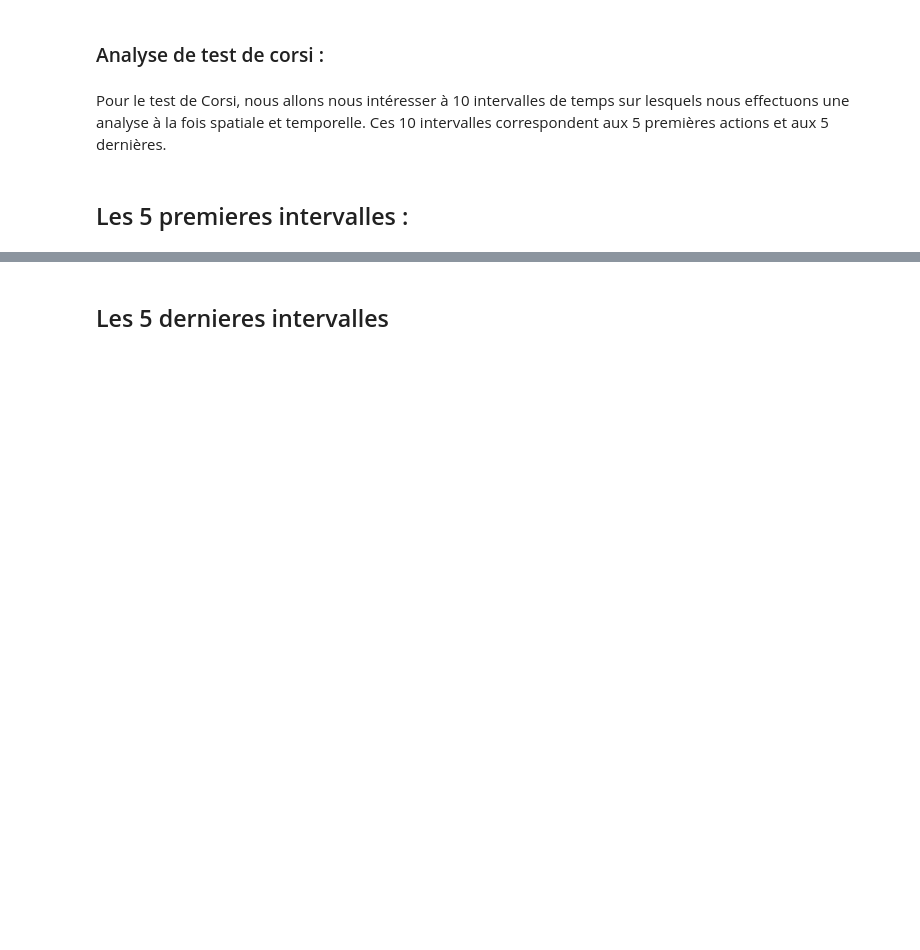
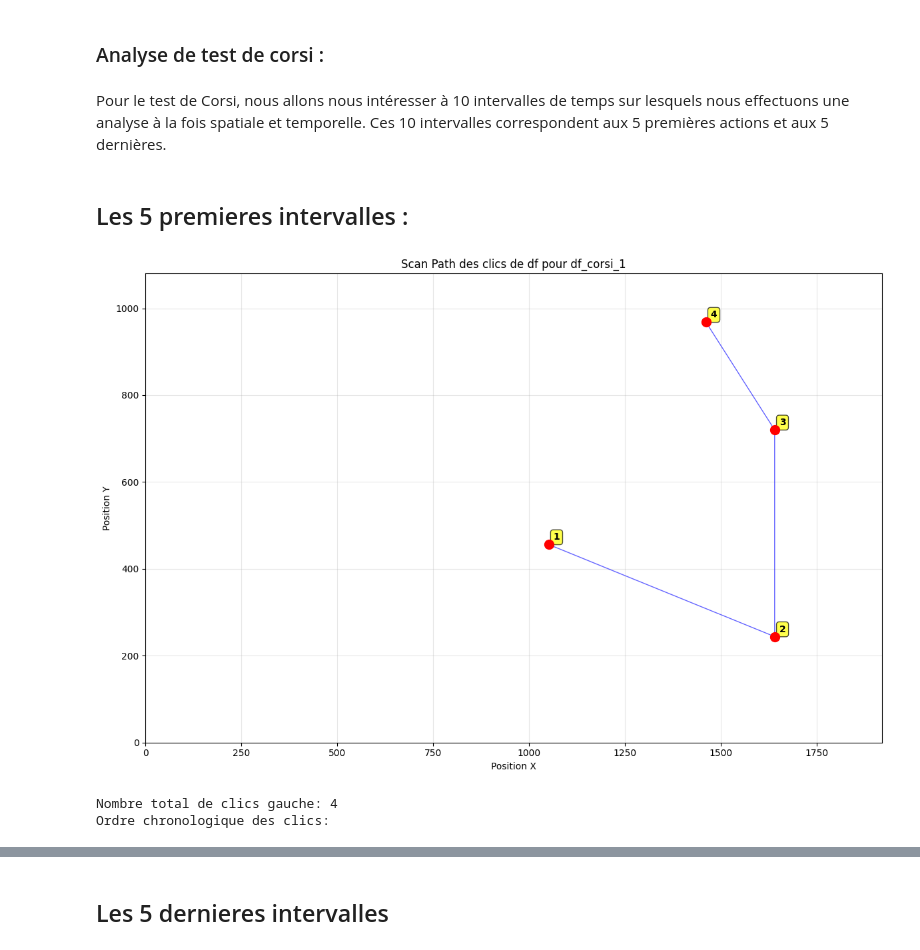
Before and after one commit to riada-zotiny/analyze_esport, a Jupyter notebook: analyzeDataCursorKey.ipynb, the cells around one changed output, grey strips where cells are left out. Saved outputs shown, nothing was run; the diff lists cells and outputs as text; code cells hidden in the pictures; blank space fills up the shorter version.

```diff
--- a/analyzeDataCursorKey.ipynb
+++ b/analyzeDataCursorKey.ipynb
@@ -629,5 +659,11 @@ Ces 10 intervalles correspondent aux 5 premières actions et aux 5 dernières.
 # %%
 df_corsi_debut = couper_df_par_duree(df_corsi, minutes=1, secondes=37.099, couper_debut=True)
 df_corsi_fin = couper_df_par_duree(df_corsi, minutes=1, secondes=40.640, couper_debut=True)
 
 df_corsi_1 = pd.concat([df_corsi_debut, df_corsi_fin]).drop_duplicates(subset=['timestamp', 'key', 'event_type'], keep=False)
+
+scanpath(df_corsi_1, "df_corsi_1")
+# %% [output]
+[figure, added]
+Nombre total de clics gauche: 4
+Ordre chronologique des clics:
```
Also changed, not shown: parts of 11 cells of this notebook, 12 other files.
